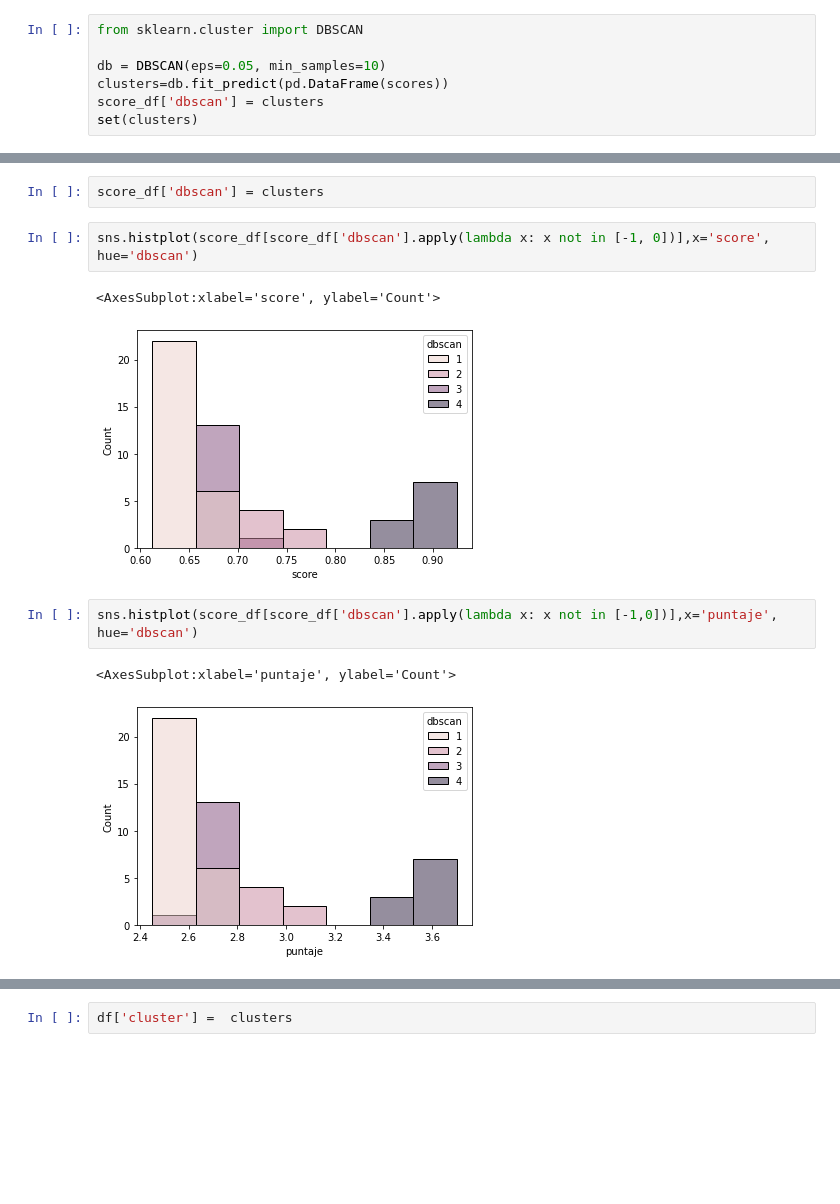
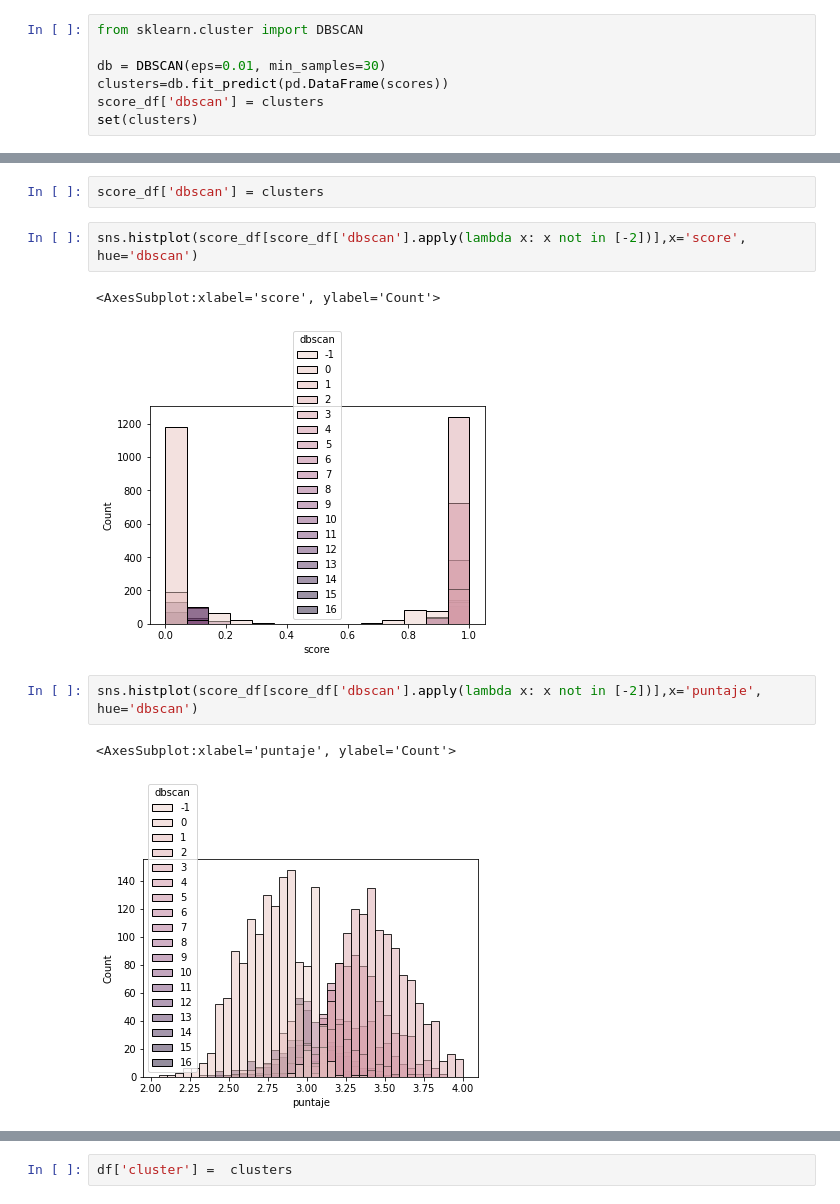
Before and after one commit to JECaballeroR/ANS-Equipo6-2023, a Jupyter notebook: Entrega 1_Proyecto.ipynb, the cells around one changed output, grey strips where cells are left out. Cells and saved outputs as stored; diff of their text form; blank space fills up the shorter version.

```diff
--- a/Entrega 1_Proyecto.ipynb
+++ b/Entrega 1_Proyecto.ipynb
@@ -825,7 +804,7 @@ array([ 0.        ,  0.        ,  0.        , ..., 28.73562973,
 # %%
 from sklearn.cluster import DBSCAN
 
-db = DBSCAN(eps=0.05, min_samples=10)
+db = DBSCAN(eps=0.01, min_samples=30)
 clusters=db.fit_predict(pd.DataFrame(scores))
 score_df['dbscan'] = clusters
 set(clusters)
@@ -845,15 +836,15 @@ for var in niveles:
 # %%
 score_df['dbscan'] = clusters
 # %%
-sns.histplot(score_df[score_df['dbscan'].apply(lambda x: x not in [-1, 0])],x='score', hue='dbscan')
+sns.histplot(score_df[score_df['dbscan'].apply(lambda x: x not in [-2])],x='score', hue='dbscan')
 # %% [output]
 <AxesSubplot:xlabel='score', ylabel='Count'>
-[figure, old version]
+[figure, new version]
 # %%
-sns.histplot(score_df[score_df['dbscan'].apply(lambda x: x not in [-1,0])],x='puntaje', hue='dbscan')
+sns.histplot(score_df[score_df['dbscan'].apply(lambda x: x not in [-2])],x='puntaje', hue='dbscan')
 # %% [output]
 <AxesSubplot:xlabel='puntaje', ylabel='Count'>
-[figure, old version]
+[figure, new version]
 # %%
 data_imputado['dbscan'] = clusters
 for var in niveles:
```
Also changed, not shown: parts of 28 cells of this notebook.
